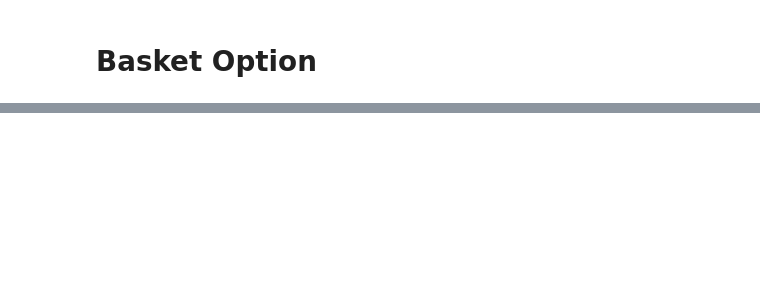
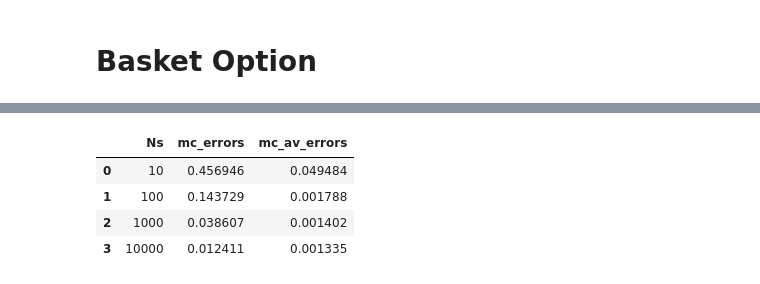
Before and after one commit to mayank255/Options-Pricing, a Jupyter notebook: MC_Method.ipynb, the cells around one changed output, grey strips where cells are left out. Saved outputs shown, nothing was run; the diff lists cells and outputs as text; code cells hidden in the pictures; blank space fills up the shorter version.

```diff
--- a/MC_Method.ipynb
+++ b/MC_Method.ipynb
@@ -427,0 +600,33 @@ plt.show()
+# %%
+S0 = [105, 108, 98, 103]
+T = 1
+r = 0.05
+q = [0.02, 0.04, 0.03, 0.06]
+sigma = [0.2, 0.25, 0.15, 0.22]
+rho_matrix = np.array([[1, 0.75, 0.60, 0.50],
+                      [0.75, 1, 0.68, 0.55],
+                      [0.60, 0.68, 1, 0.58],
+                      [0.50, 0.55, 0.58, 1]])
+weights = [0.25,0.2,0.15,0.4]
+K = 100
+
+mc_errors = []
+mc_cv_errors = []
+Ns = [10,100,1000, 10000]
+for N in Ns:
+    mc_std_error, mc_cv_std_error = compute_std_errors(S0, T, r,  q,sigma, rho_matrix, K, weights, n_simulations=N, repetitions=100)
+    mc_errors.append(mc_std_error)
+    mc_cv_errors.append(mc_cv_std_error)
+comparison_results = pd.DataFrame({
+    'Ns': Ns,
+    'mc_errors': mc_errors,
+    'mc_av_errors': mc_cv_errors
+})
+# %%
+comparison_results
+# %% [output]
+|  | Ns | mc_errors | mc_av_errors |
+| 0 | 10 | 0.456946 | 0.049484 |
+| 1 | 100 | 0.143729 | 0.001788 |
+| 2 | 1000 | 0.038607 | 0.001402 |
+| 3 | 10000 | 0.012411 | 0.001335 |
```
Also changed, not shown: parts of 29 cells of this notebook, 9 other files.
